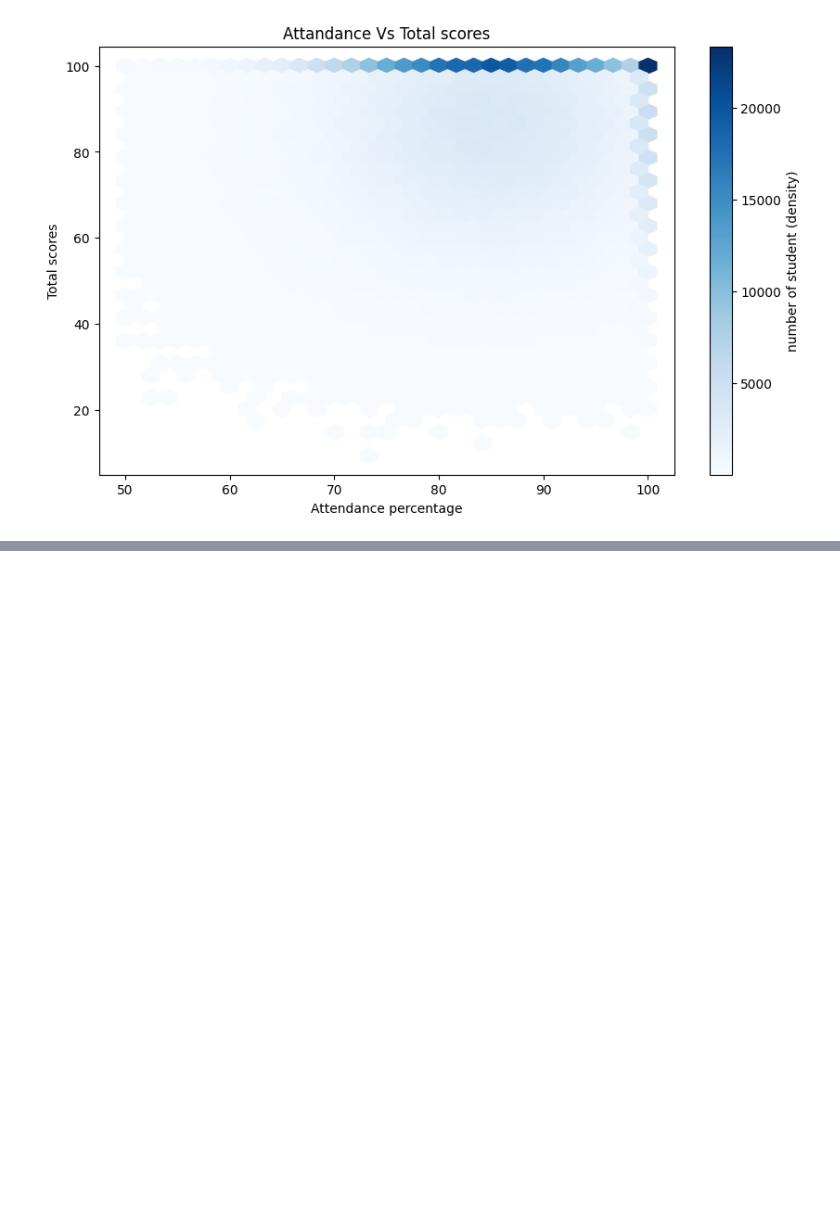
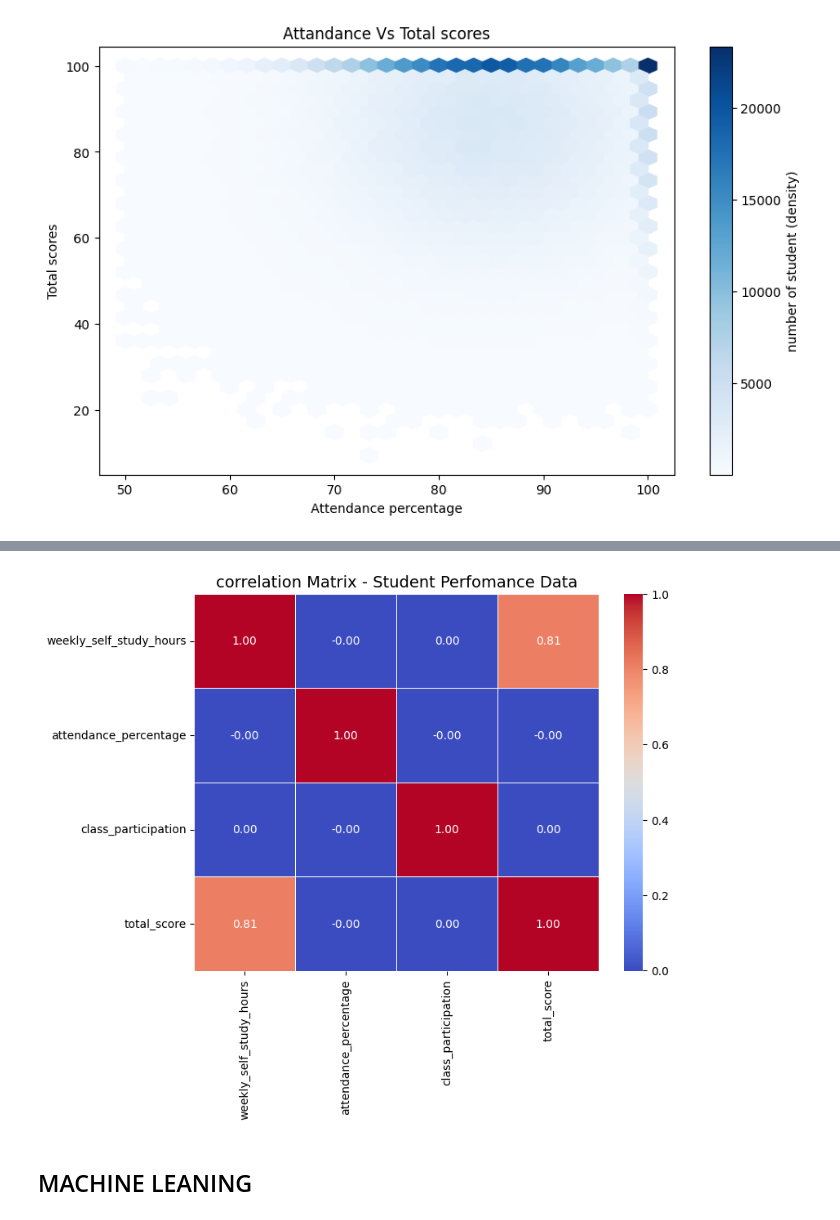
Before and after one commit to aidaryiddi-kp/Student-perfomance-Ai, a Jupyter notebook: dataanalysis.ipynb, the cells around one changed output, grey strips where cells are left out. Saved outputs shown, nothing was run; the diff lists cells and outputs as text; code cells hidden in the pictures; blank space fills up the shorter version.

```diff
--- a/dataanalysis.ipynb
+++ b/dataanalysis.ipynb
@@ -90,0 +115,11 @@ plt.show()
+# %%
+numerical_cols = ['weekly_self_study_hours','attendance_percentage', 'class_participation', 'total_score']
+corr_matrix = data[numerical_cols].corr()
+plt.figure(figsize=(8, 6))
+sns.heatmap(corr_matrix, annot=True, cmap='coolwarm', fmt=".2f", linewidths=0.5)
+plt.title('correlation Matrix - Student Perfomance Data', fontsize=14)
+plt.show()
+# %% [output]
+[figure, added]
+# %% [markdown]
+## MACHINE LEANING
```
Also changed, not shown: parts of 7 cells of this notebook.
